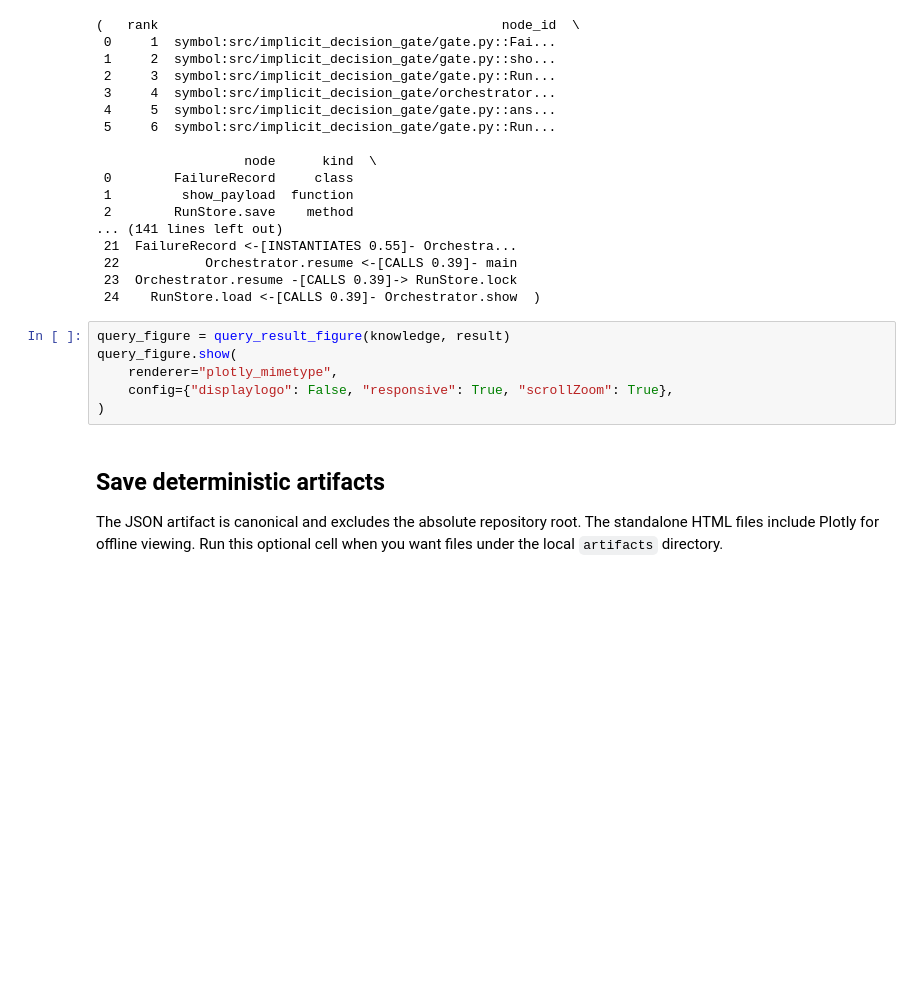
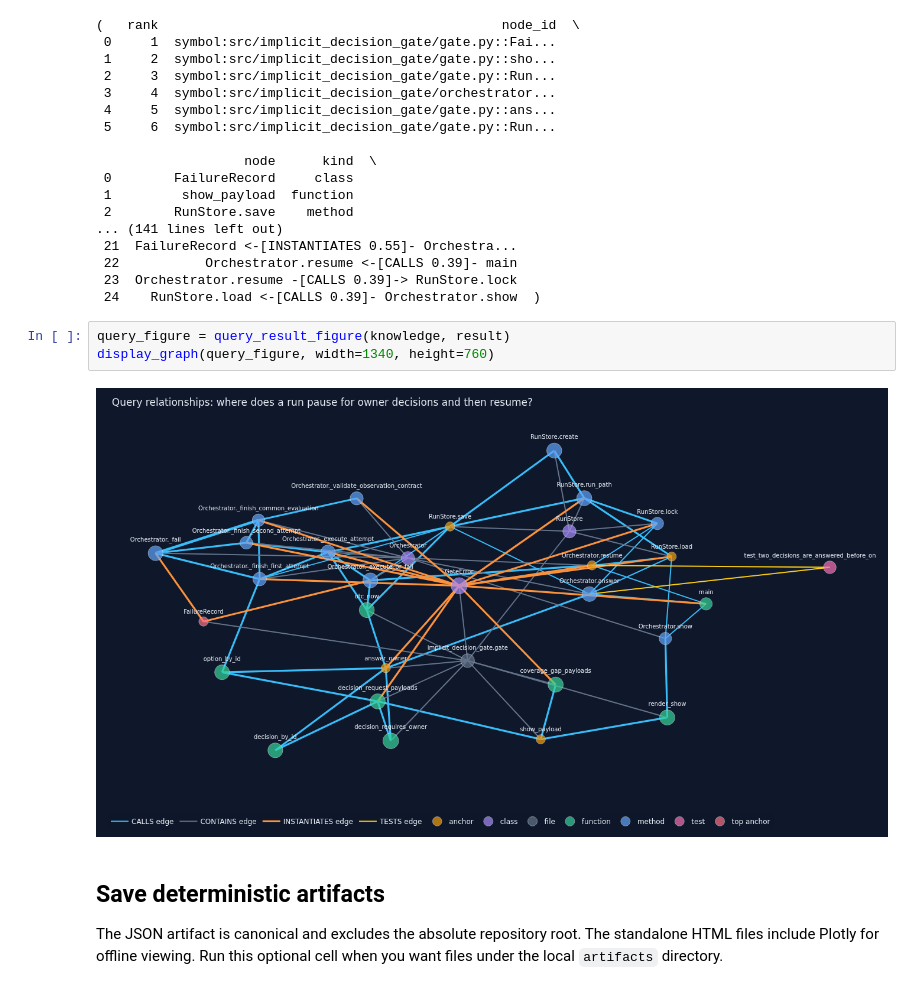
Before and after one commit to genesobolev/code-knowledge-graph, a Jupyter notebook: knowledge_code_graph.ipynb, the cells around one changed output. Saved outputs shown, nothing was run; the diff lists cells and outputs as text; blank space fills up the shorter version.

```diff
--- a/knowledge_code_graph.ipynb
+++ b/knowledge_code_graph.ipynb
@@ -93,10 +113,9 @@ result.relevant, result.related
  24    RunStore.load <-[CALLS 0.39]- Orchestrator.show  )
 # %%
 query_figure = query_result_figure(knowledge, result)
-query_figure.show(
-    renderer="plotly_mimetype",
-    config={"displaylogo": False, "responsive": True, "scrollZoom": True},
-)
+display_graph(query_figure, width=1340, height=760)
+# %% [output]
+[figure, added]
 # %% [markdown]
 ## Save deterministic artifacts
 
```
Also changed, not shown: parts of 2 cells of this notebook, 4 other files.
